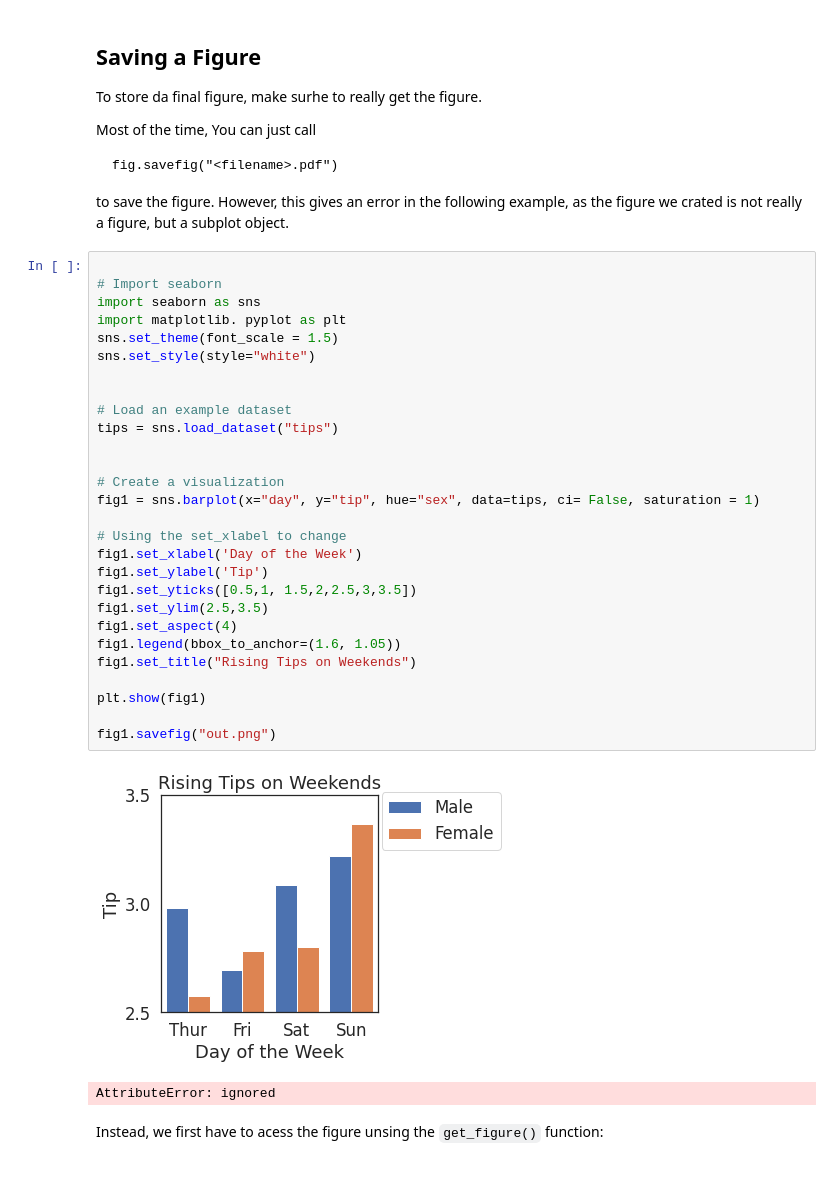
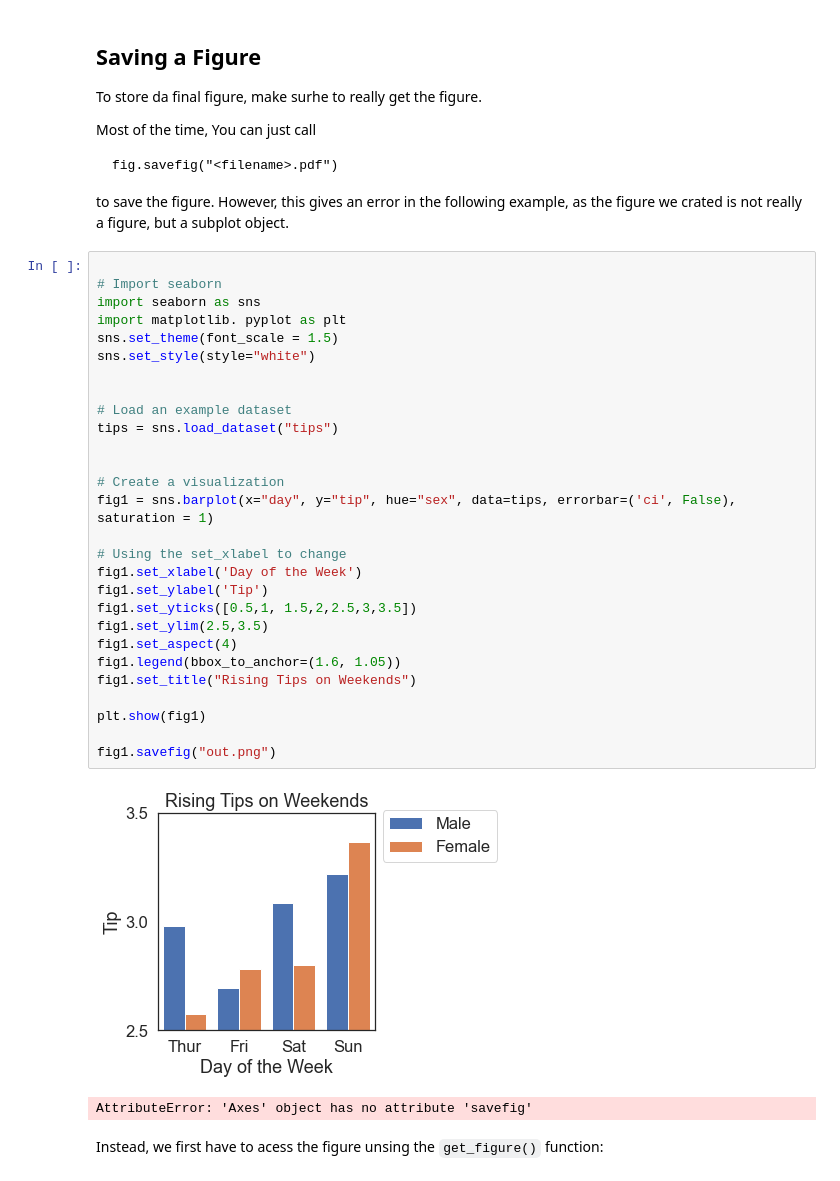
Before and after one commit to jhumci/BLT_BDS, a Jupyter notebook: 3_Visualisierung_und_Datenbanken.ipynb, the cells around one changed output. Saved outputs shown, nothing was run; the diff lists cells and outputs as text.

````diff
--- a/3_Visualisierung_und_Datenbanken.ipynb
+++ b/3_Visualisierung_und_Datenbanken.ipynb
@@ -669,34 +669,34 @@ to save the figure. However, this gives an error in the following example, as th
 # %%
 
 # Import seaborn
 import seaborn as sns
 import matplotlib. pyplot as plt
 sns.set_theme(font_scale = 1.5)
 sns.set_style(style="white")
 
 
 # Load an example dataset
 tips = sns.load_dataset("tips")
 
 
 # Create a visualization
-fig1 = sns.barplot(x="day", y="tip", hue="sex", data=tips, ci= False, saturation = 1)
+fig1 = sns.barplot(x="day", y="tip", hue="sex", data=tips, errorbar=('ci', False), saturation = 1)
 
 # Using the set_xlabel to change
 fig1.set_xlabel('Day of the Week')
 fig1.set_ylabel('Tip')
 fig1.set_yticks([0.5,1, 1.5,2,2.5,3,3.5])
 fig1.set_ylim(2.5,3.5)
 fig1.set_aspect(4)
 fig1.legend(bbox_to_anchor=(1.6, 1.05))
 fig1.set_title("Rising Tips on Weekends")
 
 plt.show(fig1)
 
 fig1.savefig("out.png")
 # %% [output]
-[figure, old version]
+[figure, new version]
-AttributeError: ignored
+AttributeError: 'Axes' object has no attribute 'savefig'
 # %% [markdown]
 Instead, we first have to acess the figure unsing the ```get_figure()``` function:
 # %%
````
Also changed, not shown: parts of 8 cells of this notebook, 2 other files.
